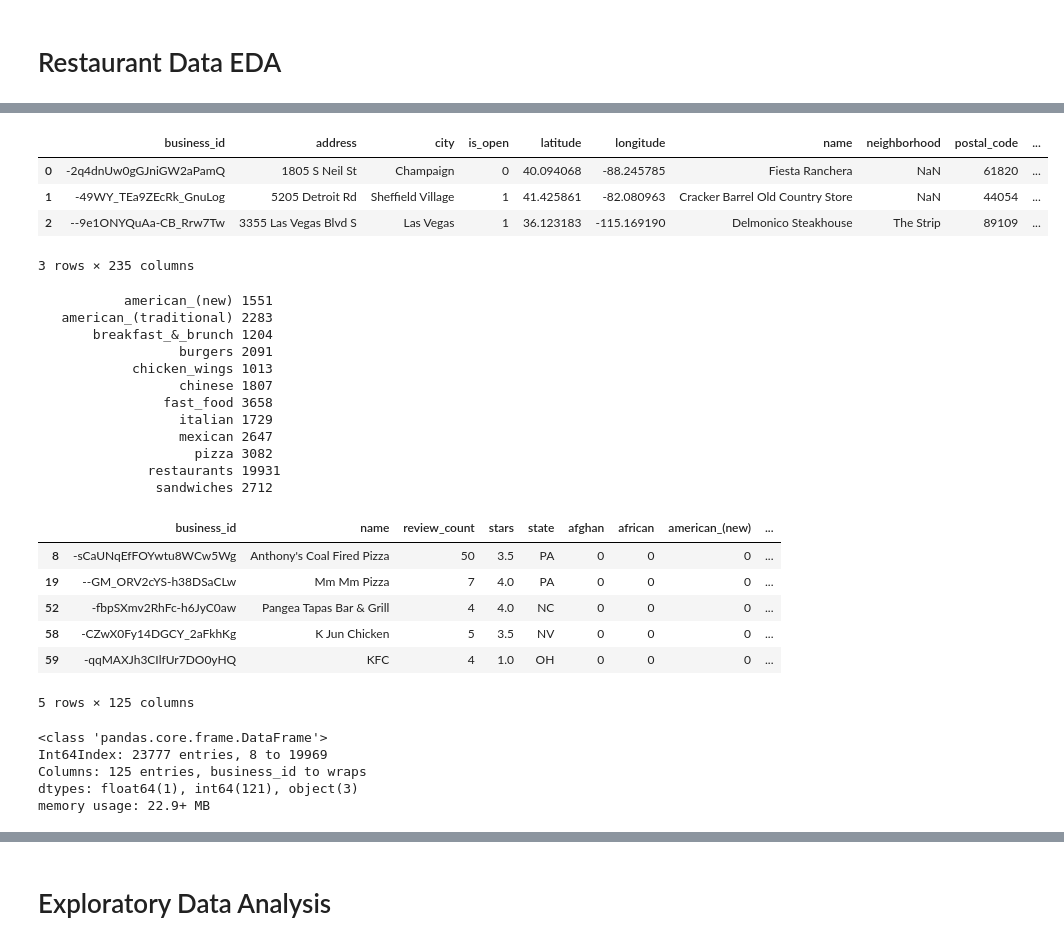
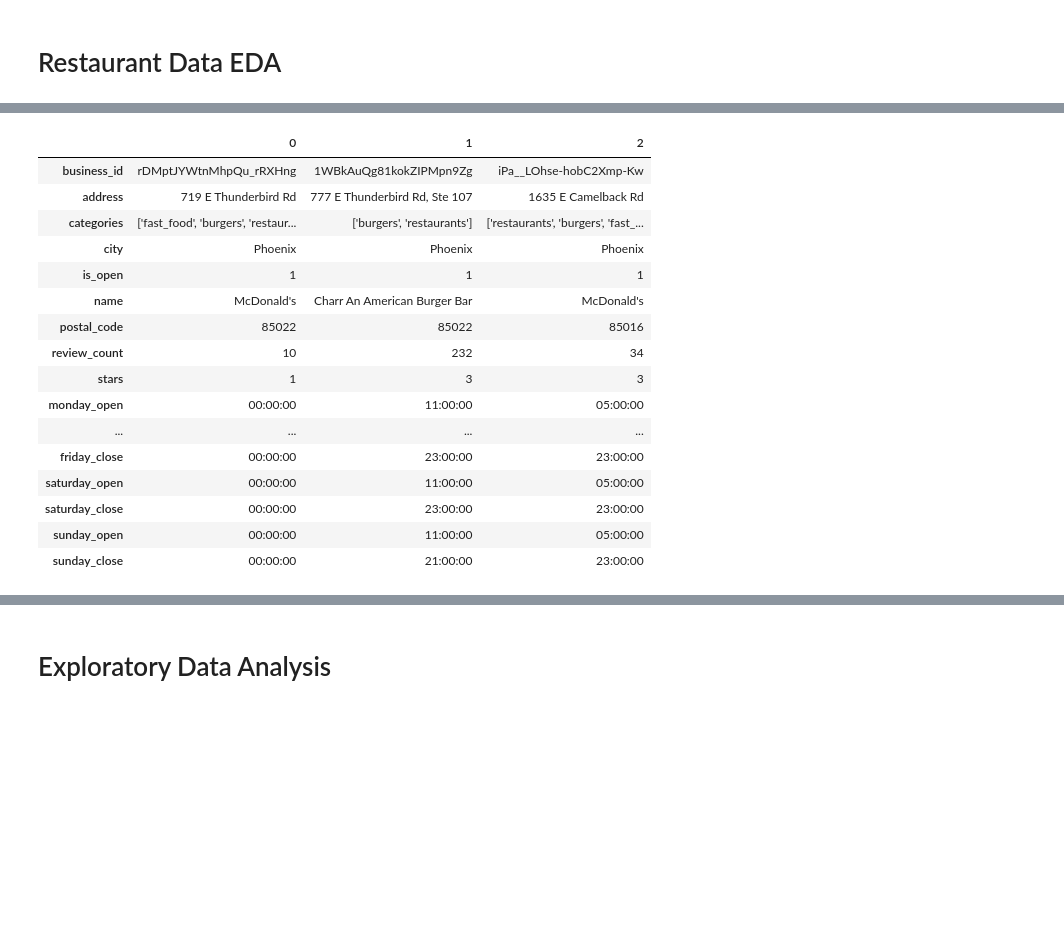
Before and after one commit to samgutentag/yelpsubtopics, a Jupyter notebook: DataExploration/EDA_01_US_Restaurant_Data.ipynb, the cells around one changed output, grey strips where cells are left out. Saved outputs shown, nothing was run; the diff lists cells and outputs as text; code cells hidden in the pictures; blank space fills up the shorter version.

```diff
--- a/DataExploration/EDA_01_US_Restaurant_Data.ipynb
+++ b/DataExploration/EDA_01_US_Restaurant_Data.ipynb
@@ -130,0 +34,4 @@ restaurants = restaurants.loc[:, (restaurants != 0).any(axis=0)]
+# %%
+time_marker(text='Loading Review Data...')
+restaurants = pd.read_csv('../clean_data/az_restaurant_business_clean.csv', index_col=0)
+time_marker(text='Complete!')
@@ -139,8 +61,20 @@ memory usage: 35.8+ MB
 # %%
-restaurants.head(3)
+restaurants.head(3).transpose()
 # %% [output]
-|  | business_id | address | city | is_open | latitude | longitude | name | neighborhood | postal_code | ... |
-| 0 | -2q4dnUw0gGJniGW2aPamQ | 1805 S Neil St | Champaign | 0 | 40.094068 | -88.245785 | Fiesta Ranchera | NaN | 61820 | ... |
-| 1 | -49WY_TEa9ZEcRk_GnuLog | 5205 Detroit Rd | Sheffield Village | 1 | 41.425861 | -82.080963 | Cracker Barrel Old Country Store | NaN | 44054 | ... |
-| 2 | --9e1ONYQuAa-CB_Rrw7Tw | 3355 Las Vegas Blvd S | Las Vegas | 1 | 36.123183 | -115.169190 | Delmonico Steakhouse | The Strip | 89109 | ... |
+|  | 0 | 1 | 2 |
+| business_id | rDMptJYWtnMhpQu_rRXHng | 1WBkAuQg81kokZIPMpn9Zg | iPa__LOhse-hobC2Xmp-Kw |
+| address | 719 E Thunderbird Rd | 777 E Thunderbird Rd, Ste 107 | 1635 E Camelback Rd |
+| categories | ['fast_food', 'burgers', 'restaur... | ['burgers', 'restaurants'] | ['restaurants', 'burgers', 'fast_... |
+| city | Phoenix | Phoenix | Phoenix |
+| is_open | 1 | 1 | 1 |
+| name | McDonald's | Charr An American Burger Bar | McDonald's |
+| postal_code | 85022 | 85022 | 85016 |
+| review_count | 10 | 232 | 34 |
+| stars | 1 | 3 | 3 |
+| monday_open | 00:00:00 | 11:00:00 | 05:00:00 |
+| ... | ... | ... | ... |
+| friday_close | 00:00:00 | 23:00:00 | 23:00:00 |
+| saturday_open | 00:00:00 | 11:00:00 | 05:00:00 |
+| saturday_close | 00:00:00 | 23:00:00 | 23:00:00 |
+| sunday_open | 00:00:00 | 11:00:00 | 05:00:00 |
+| sunday_close | 00:00:00 | 21:00:00 | 23:00:00 |
-3 rows × 235 columns
@@ -153,17 +80,0 @@ for c in category_columns :
-# %%
-for c in category_columns:
-    if restaurants[category_columns][c].sum() > 1000:
-        print('{} {:d}'.format(str(c).rjust(25), restaurants[category_columns][c].sum()))
-# %% [output]
-           american_(new) 1551
-   american_(traditional) 2283
-       breakfast_&_brunch 1204
-                  burgers 2091
-            chicken_wings 1013
-                  chinese 1807
-                fast_food 3658
-                  italian 1729
-                  mexican 2647
-                    pizza 3082
-              restaurants 19931
-               sandwiches 2712
@@ -195,18 +80,0 @@ restaurants_of_interest = restaurants_of_interest.loc[:, (restaurants_of_interes
-# %%
-restaurants_of_interest.head()
-# %% [output]
-|  | business_id | name | review_count | stars | state | afghan | african | american_(new) | ... |
-| 8 | -sCaUNqEfFOYwtu8WCw5Wg | Anthony's Coal Fired Pizza | 50 | 3.5 | PA | 0 | 0 | 0 | ... |
-| 19 | --GM_ORV2cYS-h38DSaCLw | Mm Mm Pizza | 7 | 4.0 | PA | 0 | 0 | 0 | ... |
-| 52 | -fbpSXmv2RhFc-h6JyC0aw | Pangea Tapas Bar & Grill | 4 | 4.0 | NC | 0 | 0 | 0 | ... |
-| 58 | -CZwX0Fy14DGCY_2aFkhKg | K Jun Chicken | 5 | 3.5 | NV | 0 | 0 | 0 | ... |
-| 59 | -qqMAXJh3CIlfUr7DO0yHQ | KFC | 4 | 1.0 | OH | 0 | 0 | 0 | ... |
-5 rows × 125 columns
-# %%
-restaurants_of_interest.info()
-# %% [output]
-<class 'pandas.core.frame.DataFrame'>
-Int64Index: 23777 entries, 8 to 19969
-Columns: 125 entries, business_id to wraps
-dtypes: float64(1), int64(121), object(3)
-memory usage: 22.9+ MB
```
Also changed, not shown: parts of 16 cells of this notebook, 9 other files.
